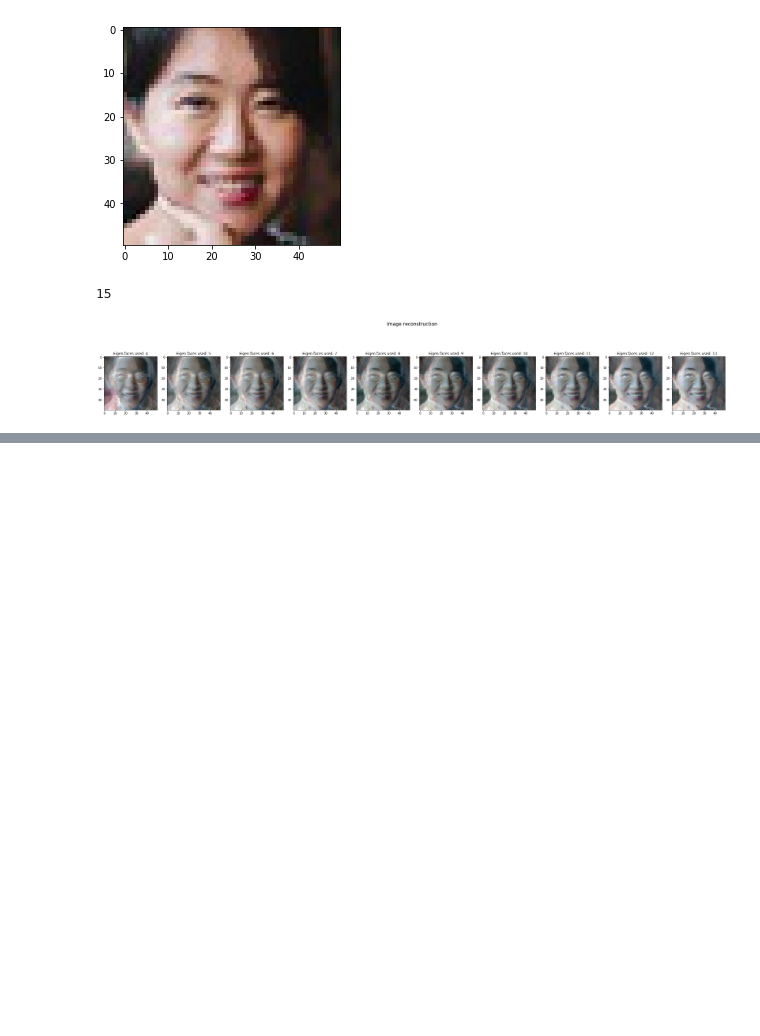
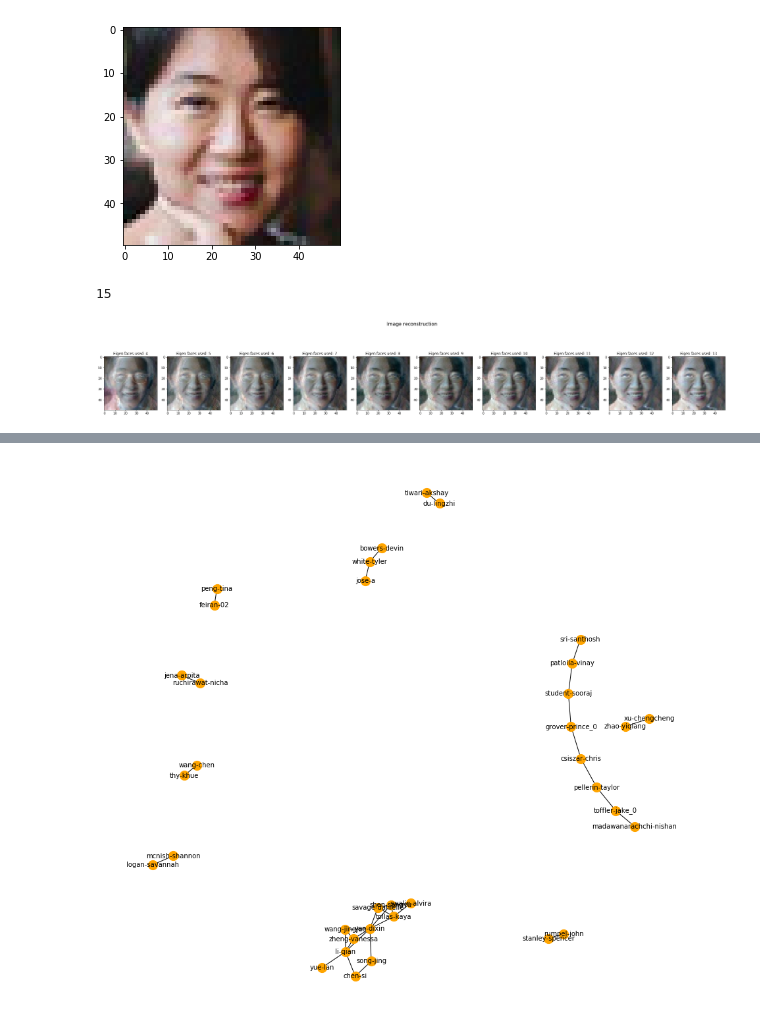
Before and after one commit to shik3519/machine-learning, a Jupyter notebook: eigen-faces/eigen-faces.ipynb, the cells around one changed output, grey strips where cells are left out. Cells and saved outputs as stored; diff of their text form; code cells hidden in the pictures; blank space fills up the shorter version.

```diff
--- a/eigen-faces/eigen-faces.ipynb
+++ b/eigen-faces/eigen-faces.ipynb
@@ -685,0 +776,4 @@ plt.tight_layout()
+# %%
+links = corr.stack().reset_index()
+# %%
+links.columns = ['student1', 'student2','correlation']
@@ -685,0 +789,9 @@ plt.tight_layout()
+# %%
+links_filtered=links.loc[ (links['correlation'] > 0.8) & (links['student1'] != links['student2']) ]
+# %%
+G=nx.from_pandas_edgelist(links_filtered, 'student1', 'student2')
+# %%
+fig, axes = plt.subplots(1, 1, figsize=(15, 15))
+nx.draw(G, with_labels=True, node_color='orange', node_size=200, edge_color='black', linewidths=1, font_size=10,ax=axes)
+# %% [output]
+[figure, added]
```
Also changed, not shown: parts of 21 cells of this notebook.
